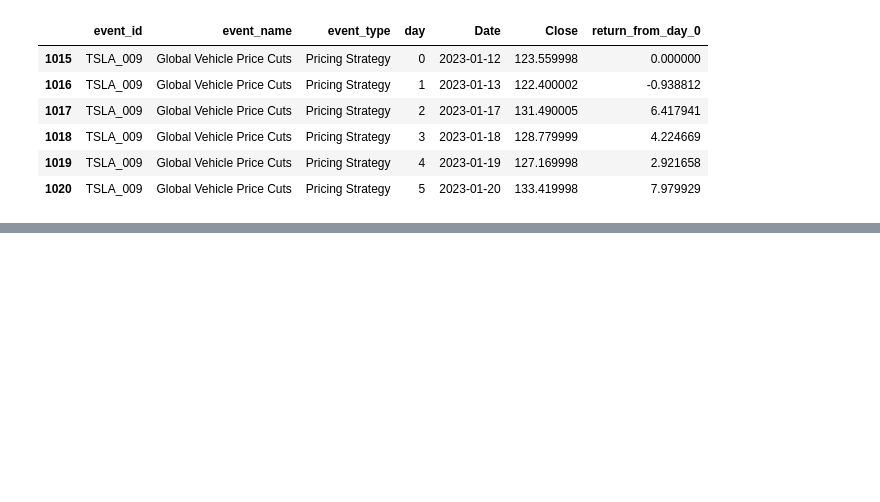
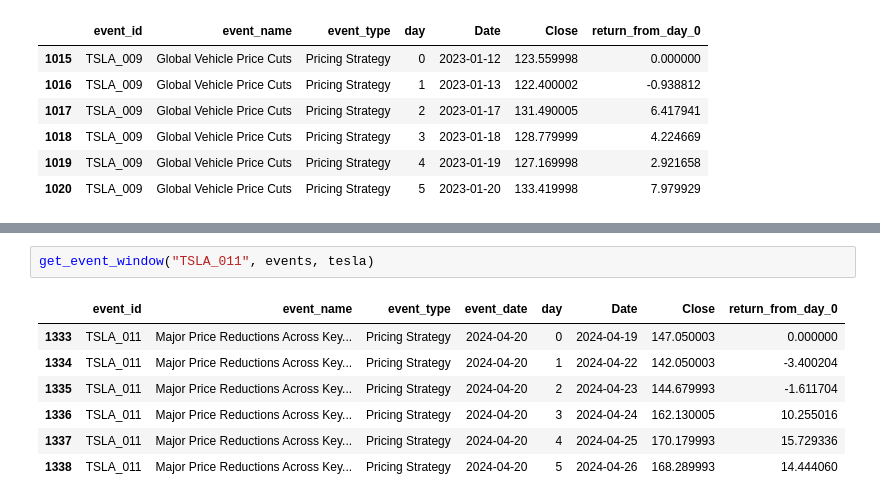
Before and after one commit to Adinolevinson/market-impact-analysis, a Jupyter notebook: notebooks/01_tesla_data.ipynb, the cells around one changed output, grey strips where cells are left out. Cells and saved outputs as stored; diff of their text form; blank space fills up the shorter version.

```diff
--- a/notebooks/01_tesla_data.ipynb
+++ b/notebooks/01_tesla_data.ipynb
@@ -171,0 +179,10 @@ IndexError: index 0 is out of bounds for axis 0 with size 0
+# %%
+get_event_window("TSLA_011", events, tesla)
+# %% [output]
+|  | event_id | event_name | event_type | event_date | day | Date | Close | return_from_day_0 |
+| 1333 | TSLA_011 | Major Price Reductions Across Key... | Pricing Strategy | 2024-04-20 | 0 | 2024-04-19 | 147.050003 | 0.000000 |
+| 1334 | TSLA_011 | Major Price Reductions Across Key... | Pricing Strategy | 2024-04-20 | 1 | 2024-04-22 | 142.050003 | -3.400204 |
+| 1335 | TSLA_011 | Major Price Reductions Across Key... | Pricing Strategy | 2024-04-20 | 2 | 2024-04-23 | 144.679993 | -1.611704 |
+| 1336 | TSLA_011 | Major Price Reductions Across Key... | Pricing Strategy | 2024-04-20 | 3 | 2024-04-24 | 162.130005 | 10.255016 |
+| 1337 | TSLA_011 | Major Price Reductions Across Key... | Pricing Strategy | 2024-04-20 | 4 | 2024-04-25 | 170.179993 | 15.729336 |
+| 1338 | TSLA_011 | Major Price Reductions Across Key... | Pricing Strategy | 2024-04-20 | 5 | 2024-04-26 | 168.289993 | 14.444060 |
```
Also changed, not shown: parts of 8 cells of this notebook, 2 other files.
